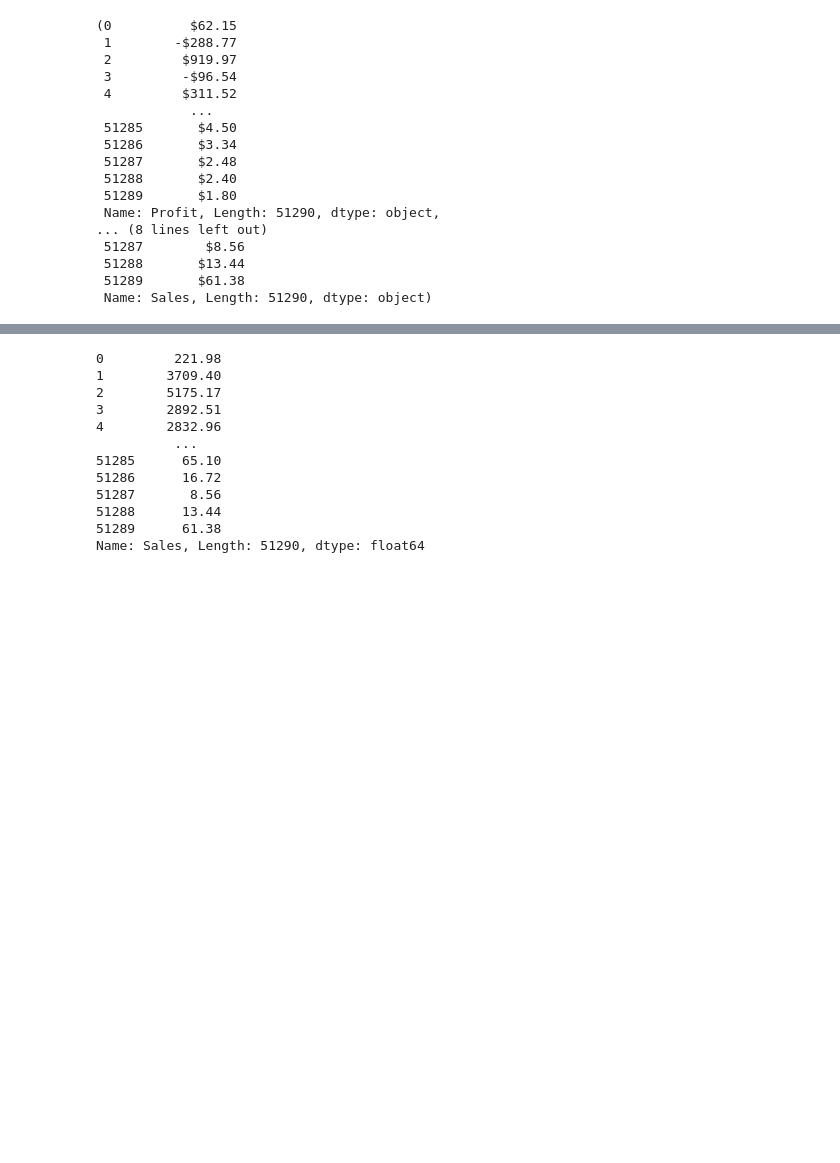
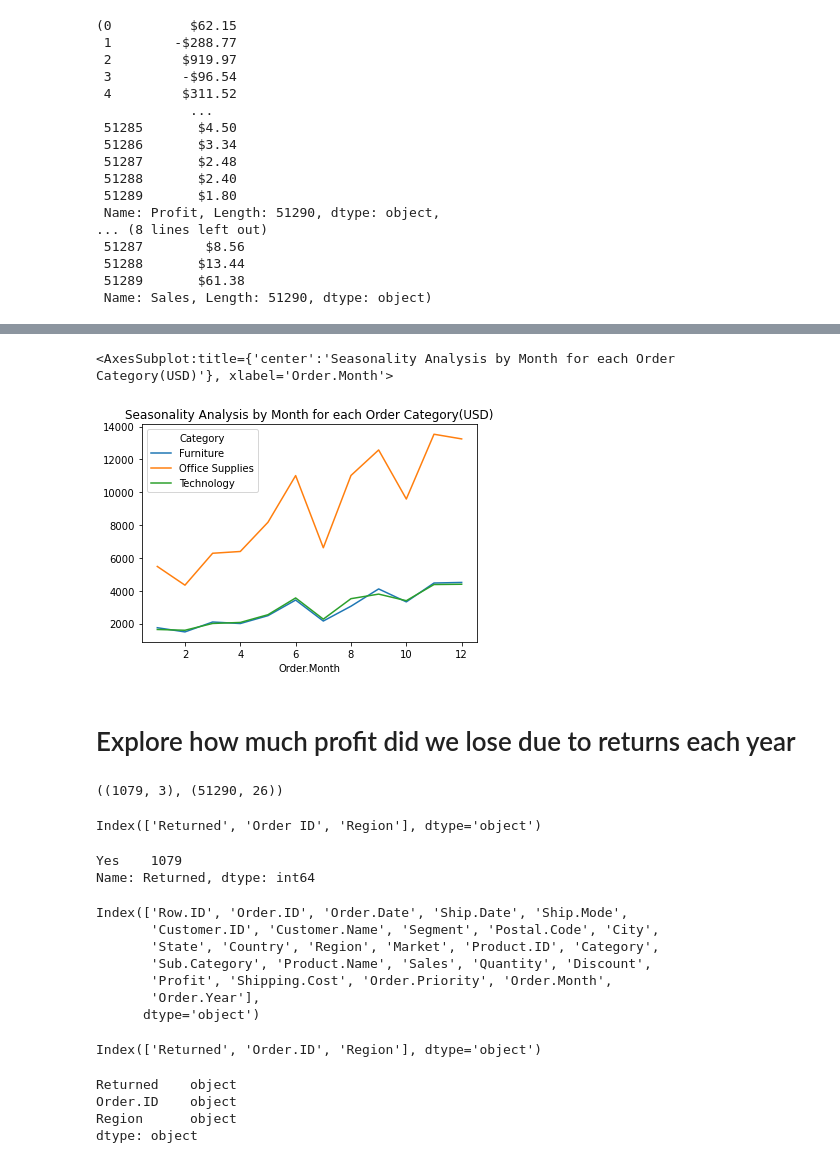
Before and after one commit to tiko148/Inventory_Management_ML, a Jupyter notebook: Chance/Code.ipynb, the cells around one changed output, grey strips where cells are left out. Saved outputs shown, nothing was run; the diff lists cells and outputs as text; code cells hidden in the pictures; blank space fills up the shorter version.

```diff
--- a/Chance/Code.ipynb
+++ b/Chance/Code.ipynb
@@ -64,0 +121,3 @@ Order['Sales']=pd.to_numeric(Order['Sales'],errors='ignore')
+# %%
+#Create a table ready for Seasonal categorical Analysis
+Season_Cat=Order.groupby(['Order.Month','Category'])['Quantity'].sum().unstack('Category')
@@ -64,0 +158,10 @@ Order['Sales']=pd.to_numeric(Order['Sales'],errors='ignore')
+# %%
+Season_Cat.plot(
+    y=Season_Cat.columns,
+    title='Seasonality Analysis by Month for each Order Category(USD)'
+)
+# %% [output]
+<AxesSubplot:title={'center':'Seasonality Analysis by Month for each Order Category(USD)'}, xlabel='Order.Month'>
+[figure, added]
+# %% [markdown]
+# Explore how much profit did we lose due to returns each year
@@ -65,15 +171,36 @@ Order['Sales']=pd.to_numeric(Order['Sales'],errors='ignore')
+# %%
+Return.shape, Order.shape
+# %% [output]
+((1079, 3), (51290, 26))
+# %%
+Return.columns
+# %% [output]
+Index(['Returned', 'Order ID', 'Region'], dtype='object')
+# %%
+Return['Returned'].value_counts()
+# %% [output]
+Yes    1079
+Name: Returned, dtype: int64
 # %%
-Order['Sales']
+Order.columns
 # %% [output]
-0         221.98
-1        3709.40
-2        5175.17
-3        2892.51
-4        2832.96
-          ...
-51285      65.10
-51286      16.72
-51287       8.56
-51288      13.44
-51289      61.38
-Name: Sales, Length: 51290, dtype: float64
+Index(['Row.ID', 'Order.ID', 'Order.Date', 'Ship.Date', 'Ship.Mode',
+       'Customer.ID', 'Customer.Name', 'Segment', 'Postal.Code', 'City',
+       'State', 'Country', 'Region', 'Market', 'Product.ID', 'Category',
+       'Sub.Category', 'Product.Name', 'Sales', 'Quantity', 'Discount',
+       'Profit', 'Shipping.Cost', 'Order.Priority', 'Order.Month',
+       'Order.Year'],
+      dtype='object')
+# %%
+#Change column name 'Order ID' to 'Order.ID' for merging
+Return.rename(columns={'Order ID':'Order.ID'},inplace=True)
+Return.columns
+# %% [output]
+Index(['Returned', 'Order.ID', 'Region'], dtype='object')
+# %%
+Return.dtypes
+# %% [output]
+Returned    object
+Order.ID    object
+Region      object
+dtype: object
```
Also changed, not shown: parts of 37 cells of this notebook.
